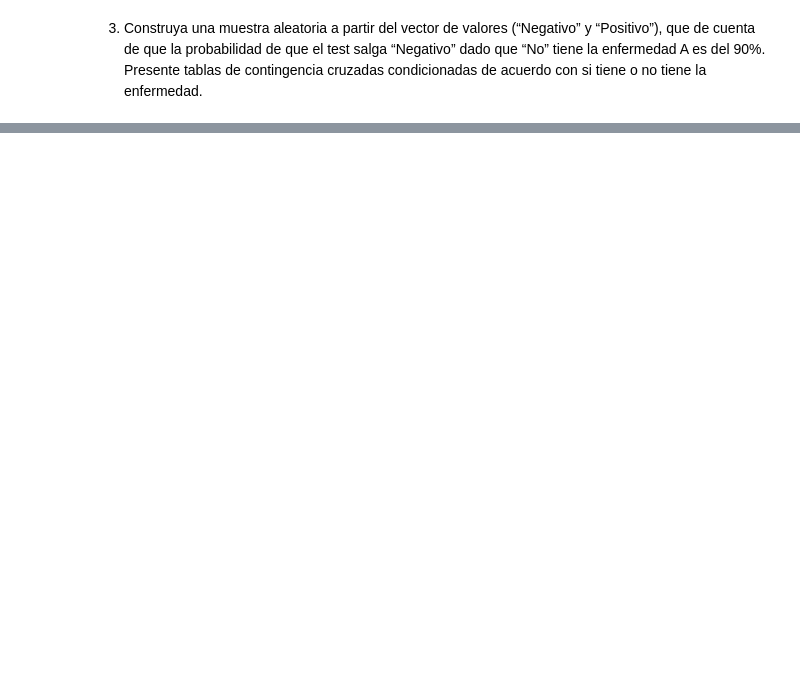
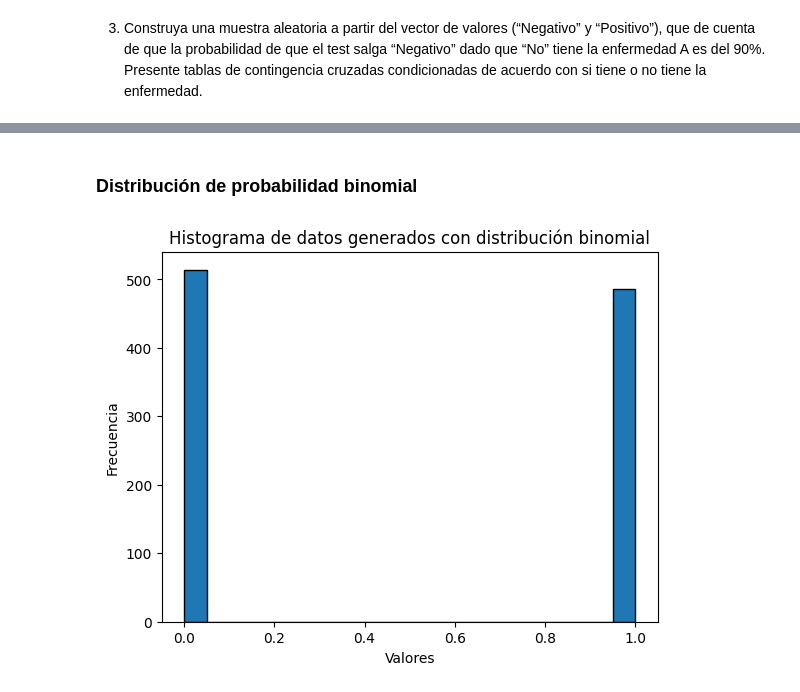
Before and after one commit to maestria-ds-eafit/Taller1_Estadistica, a Jupyter notebook: solution.ipynb, the cells around one changed output, grey strips where cells are left out. Saved outputs shown, nothing was run; the diff lists cells and outputs as text; code cells hidden in the pictures; blank space fills up the shorter version.

```diff
--- a/solution.ipynb
+++ b/solution.ipynb
@@ -79,0 +209,15 @@ print(tabla_conjunta)
+# %% [markdown]
+### Distribución de probabilidad binomial
+# %%
+N = 1000
+dpb = np.random.binomial(n=1, p=0.5, size=N)
+
+plt.hist(dpb, bins=20, edgecolor='k')
+plt.xlabel('Valores')
+plt.ylabel('Frecuencia')
+plt.title('Histograma de datos generados con distribución binomial')
+
+# Mostrar la gráfica
+plt.show()
+# %% [output]
+[figure, added]
```
Also changed, not shown: parts of 29 cells of this notebook, 2 other files.
